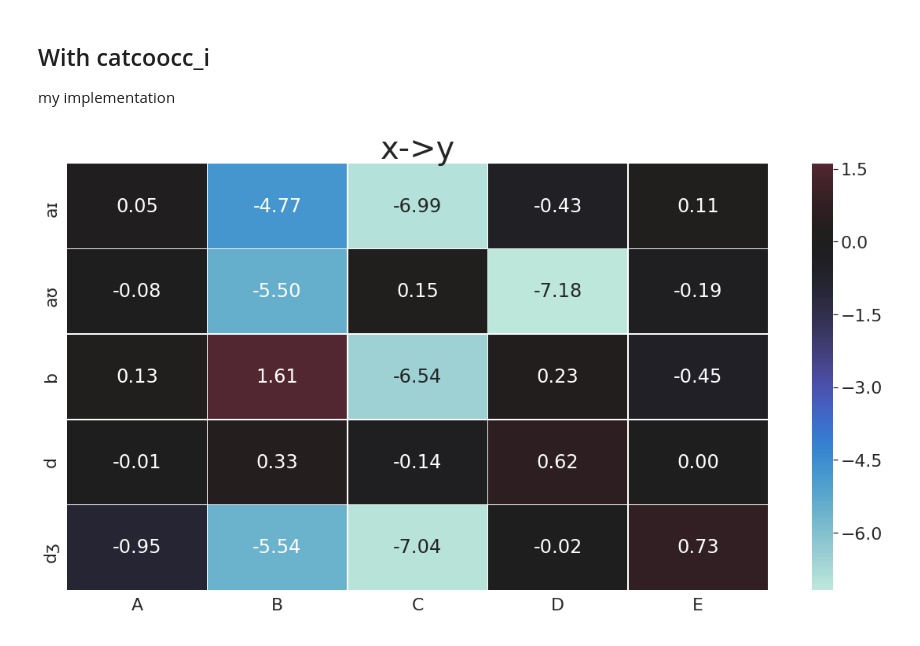
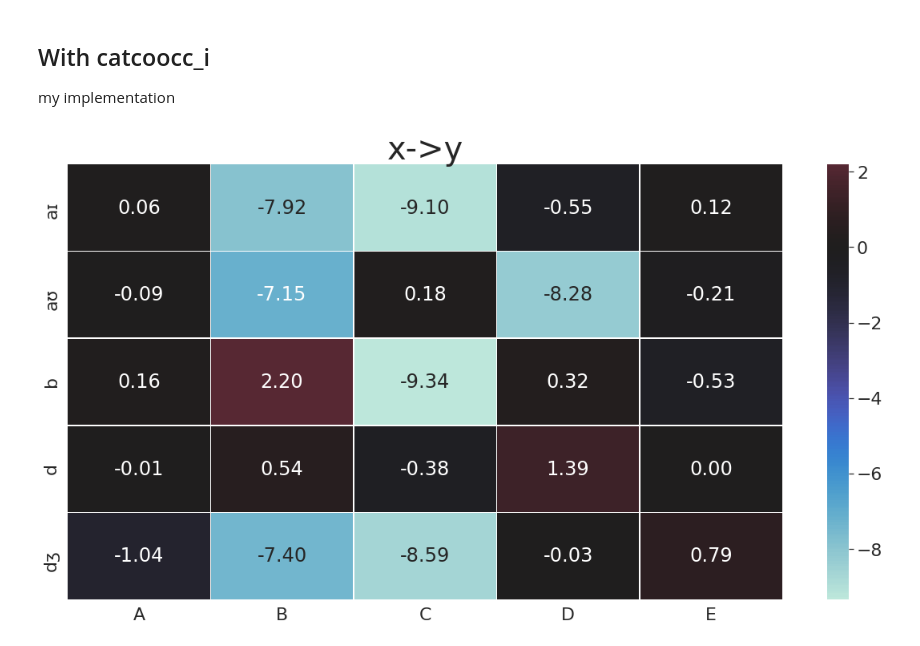
Before and after one commit to tresoldi/asymcat, a Jupyter notebook: docs/Demo.ipynb, the cells around one changed output. Drawn from its saved outputs; the diff is of its cells as text; code cells hidden in the pictures.

```diff
--- a/docs/Demo.ipynb
+++ b/docs/Demo.ipynb
@@ -170,13 +170,13 @@ plot_scorer(yx, alpha_y, alpha_x, "y->x", 2, figsize, subset=subset)
 
 my implementation
 # %%
-xy, yx, alpha_x, alpha_y = catcoocc.scorer.scorer2matrices(catcoocc_i)
+xy, yx, alpha_x, alpha_y = catcoocc.scorer.scorer2matrices(tresoldi)
 
 figsize = (20, 10)
 subset = 5
 plot_scorer(xy, alpha_x, alpha_y, "x->y", 2, figsize, subset=subset)
 # %% [output]
-[figure, old version]
+[figure, new version]
 # %%
 figsize = (20, 10)
 subset = 5
```
Also changed, not shown: parts of 4 cells of this notebook.
